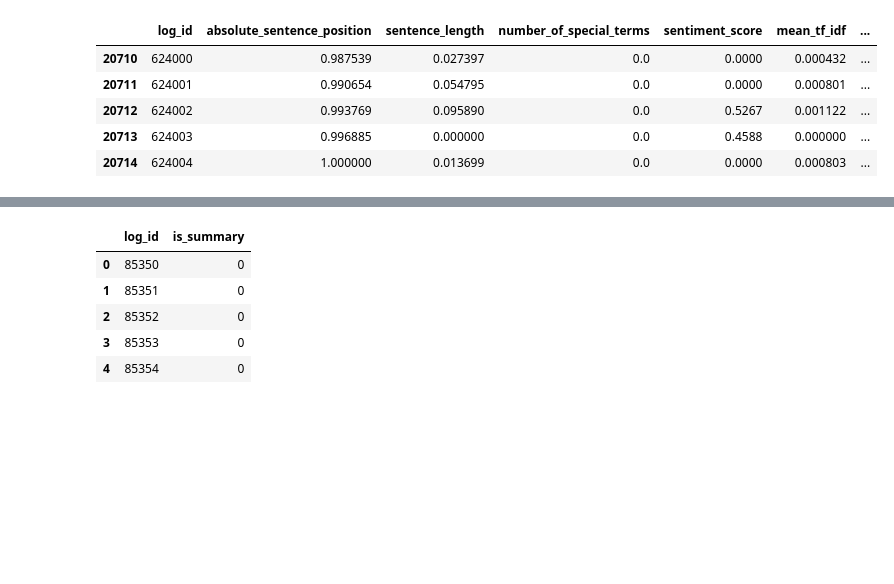
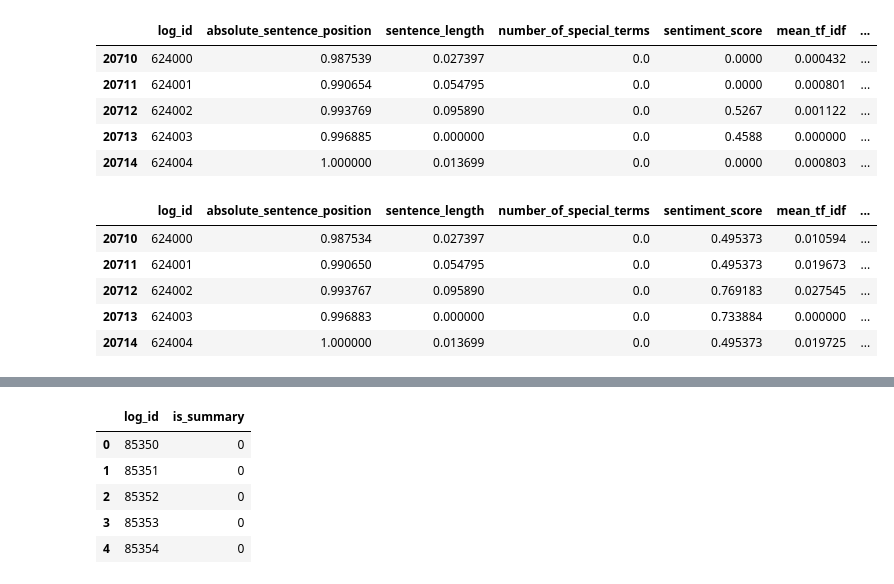
Before and after one commit to wcyn/gnue-chat-summarization, a Jupyter notebook: neural_net_models/Keras LSTM Recurrent Neural Network.ipynb, the cells around one changed output, grey strips where cells are left out. Cells and saved outputs as stored; diff of their text form; code cells hidden in the pictures; blank space fills up the shorter version.

```diff
--- a/neural_net_models/Keras LSTM Recurrent Neural Network.ipynb
+++ b/neural_net_models/Keras LSTM Recurrent Neural Network.ipynb
@@ -145,6 +172,47 @@ Name: sentence_length, dtype: float64
 | 20712 | 624002 | 0.993769 | 0.095890 | 0.0 | 0.5267 | 0.001122 | ... |
 | 20713 | 624003 | 0.996885 | 0.000000 | 0.0 | 0.4588 | 0.000000 | ... |
 | 20714 | 624004 | 1.000000 | 0.013699 | 0.0 | 0.0000 | 0.000803 | ... |
+# %%
+def normalize_data_set(data_set_df, features_to_normalize=()):
+    """
+    Normalize data in the data set
+    :param data_set_df: A pandas data frame containing the data to be normalized
+    :param features_to_normalize: The names of the features / columns to normalize in the data frame
+    :return: new data frame with normalized_values
+    """
+    data_max_values = data_set_df.max()
+    data_min_values = data_set_df.min()
+
+    if not features_to_normalize:
+        features_to_normalize = [
+            "number_of_special_terms",
+            "sentence_length",
+            "sentiment_score",
+            "absolute_sentence_position",
+            "mean_tf_idf",
+            "mean_tf_isf",
+            "normalized_mean_tf_idf",
+            "normalized_mean_tf_isf",
+        ]
+
+    new_data_set_df = data_set_df.copy()
+
+    for feature in features_to_normalize:
+        new_data_set_df[feature] = (
+            new_data_set_df[feature] - data_min_values[feature]) / (
+            data_max_values[feature] - data_min_values[feature]
+        )
+
+    return new_data_set_df
+# %%
+normalize_data_set(unnormalized_summarized_chat_features_df).tail()
+# %% [output]
+|  | log_id | absolute_sentence_position | sentence_length | number_of_special_terms | sentiment_score | mean_tf_idf | ... |
+| 20710 | 624000 | 0.987534 | 0.027397 | 0.0 | 0.495373 | 0.010594 | ... |
+| 20711 | 624001 | 0.990650 | 0.054795 | 0.0 | 0.495373 | 0.019673 | ... |
+| 20712 | 624002 | 0.993767 | 0.095890 | 0.0 | 0.769183 | 0.027545 | ... |
+| 20713 | 624003 | 0.996883 | 0.000000 | 0.0 | 0.733884 | 0.000000 | ... |
+| 20714 | 624004 | 1.000000 | 0.013699 | 0.0 | 0.495373 | 0.019725 | ... |
 # %%
 # Remove unneeded columns. Keep only normalized columns
 columns_to_drop = ["log_id", "is_summary", "mean_tf_idf", "mean_tf_isf"]
```
Also changed, not shown: parts of 9 cells of this notebook, 7 other files.
